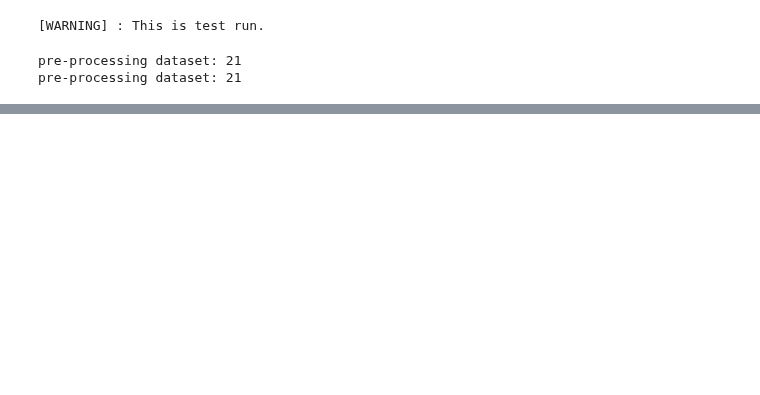
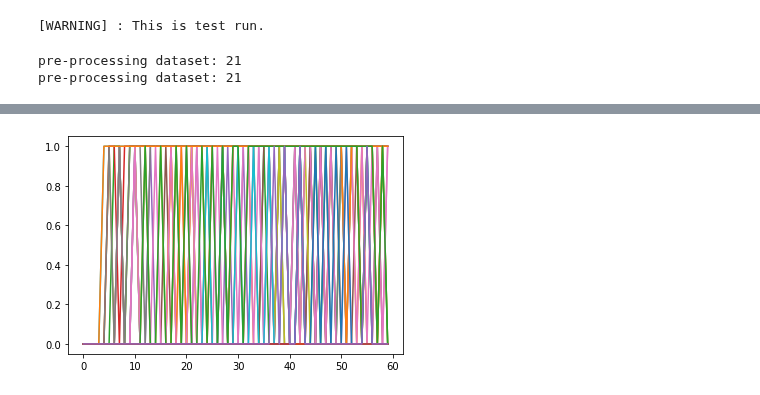
Before and after one commit to ArefMq/action-recognition-via-snn, a Jupyter notebook: synapse_test.ipynb, the cells around one changed output, grey strips where cells are left out. Saved outputs shown, nothing was run; the diff lists cells and outputs as text; code cells hidden in the pictures; blank space fills up the shorter version.

```diff
--- a/synapse_test.ipynb
+++ b/synapse_test.ipynb
@@ -356,0 +365,6 @@ Final Test Accuracy=19.20%
+# %%
+for i in range(25):
+    plt.plot(network1.layers[1].spk_rec_hist[0, :, i])
+plt.show()
+# %% [output]
+[figure, added]
```
Also changed, not shown: parts of 5 cells of this notebook, 10 other files.
